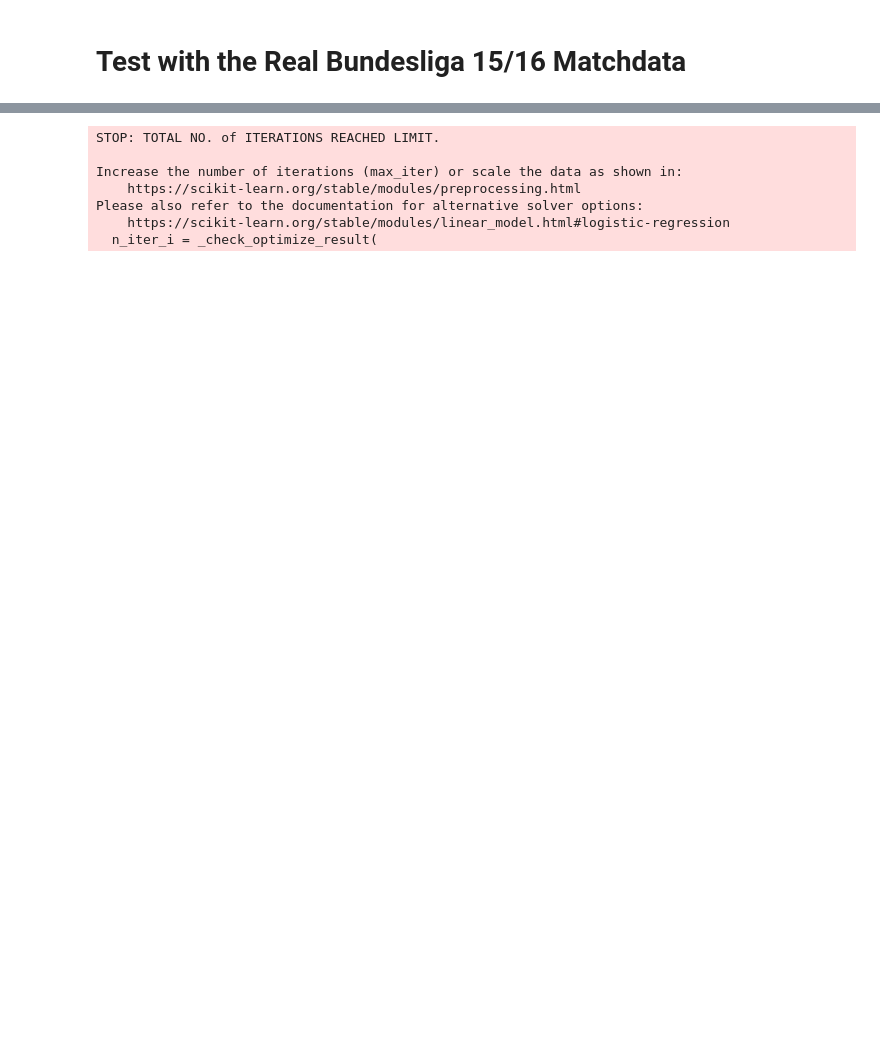
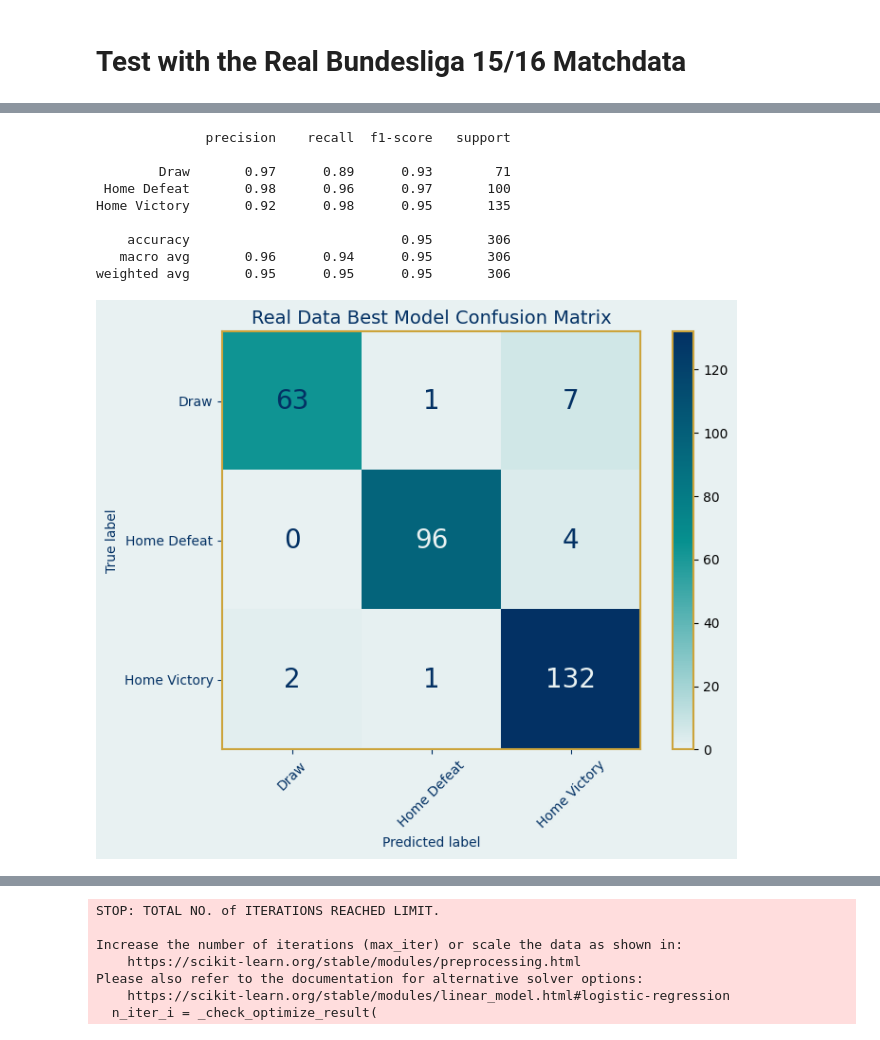
Before and after one commit to MaxPrinz98/FootballDSAI, a Jupyter notebook: Team_ranking.ipynb, the cells around one changed output, grey strips where cells are left out. Cells and saved outputs as stored; diff of their text form; code cells hidden in the pictures; blank space fills up the shorter version.

```diff
--- a/Team_ranking.ipynb
+++ b/Team_ranking.ipynb
@@ -254,3 +238,80 @@ weighted avg       0.80      0.80      0.80       306
+# %%
+from sklearn.metrics import classification_report, ConfusionMatrixDisplay
+import matplotlib.pyplot as plt
+from matplotlib.colors import LinearSegmentedColormap
+
+# Print classification report
+print(
+    classification_report(
+        y_real,
+        predictions_real,
+        target_names=['Draw', 'Home Defeat', 'Home Victory']
+    )
+)
+
+# Custom colormap
+colors = ['#E8F1F2', '#06908F', '#033164']
+custom_cmap = LinearSegmentedColormap.from_list("my_cmap", colors)
+
+# Create figure and axes
+fig, ax = plt.subplots(figsize=(8, 6), facecolor='#E8F1F2')
+ax.set_facecolor('#E8F1F2')
+
+# Plot confusion matrix with colorbar
+disp = ConfusionMatrixDisplay.from_predictions(
+    y_real,
+    predictions_real,
+    display_labels=['Draw', 'Home Defeat', 'Home Victory'],
+    cmap=custom_cmap,
+    xticks_rotation=45,
+    ax=ax,
+    colorbar=True
+)
+
+# Increase font size of the numbers inside the confusion matrix
+for txt in disp.text_.flat:
+    txt.set_fontsize(20)          # Make numbers bigger
+
+# Color styling
+text_color = '#033164'
+gold_color = '#CCA43B'
+
+# Title and labels
+ax.set_title('Real Data Best Model Confusion Matrix', color=text_color, fontsize=14)
+ax.set_xlabel('Predicted label', color=text_color)
+ax.set_ylabel('True label', color=text_color)
+ax.tick_params(colors=text_color)
+
+# Tick label colors
+for label in ax.get_xticklabels() + ax.get_yticklabels():
+    label.set_color(text_color)
+
+# Frame styling
+for spine in ax.spines.values():
+    spine.set_edgecolor(gold_color)
+    spine.set_linewidth(1.5)
+
+# Modify colorbar border
+cbar = disp.im_.colorbar
+for spine in cbar.ax.spines.values():
+    spine.set_edgecolor(gold_color)
+    spine.set_linewidth(1.5)
+
+plt.tight_layout()
+plt.savefig('./Poster_stuff/Confusion_matrix.svg', bbox_inches='tight',pad_inches=0.2)
+plt.show()
+plt.close('all')
+# %% [output]
+              precision    recall  f1-score   support
+
+        Draw       0.97      0.89      0.93        71
+ Home Defeat       0.98      0.96      0.97       100
+Home Victory       0.92      0.98      0.95       135
+
+    accuracy                           0.95       306
+   macro avg       0.96      0.94      0.95       306
+weighted avg       0.95      0.95      0.95       306
+[figure, added]
 # %%
 real_brier_scores = create_brier_scores(X_test = X_real, y_test = y_real, model = best_model, dataset = real_bundesliga_dataset)
 
```
Also changed, not shown: parts of 17 cells of this notebook, 9 other files.
